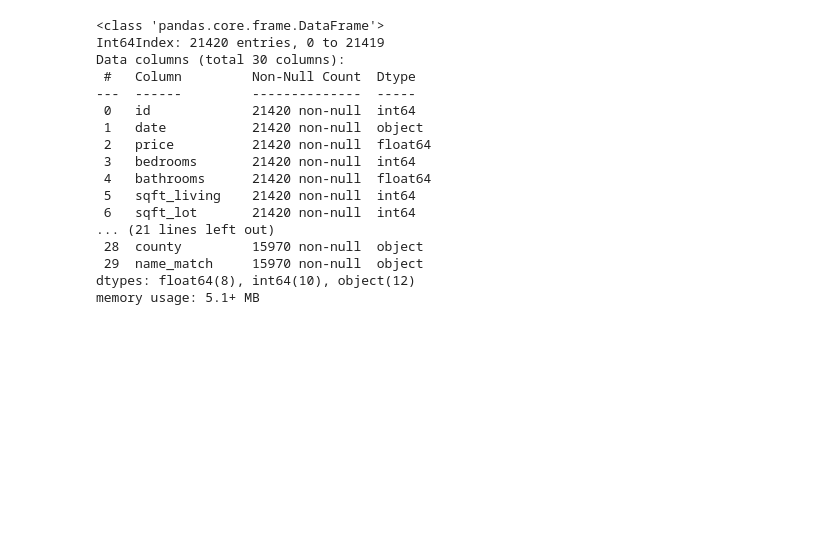
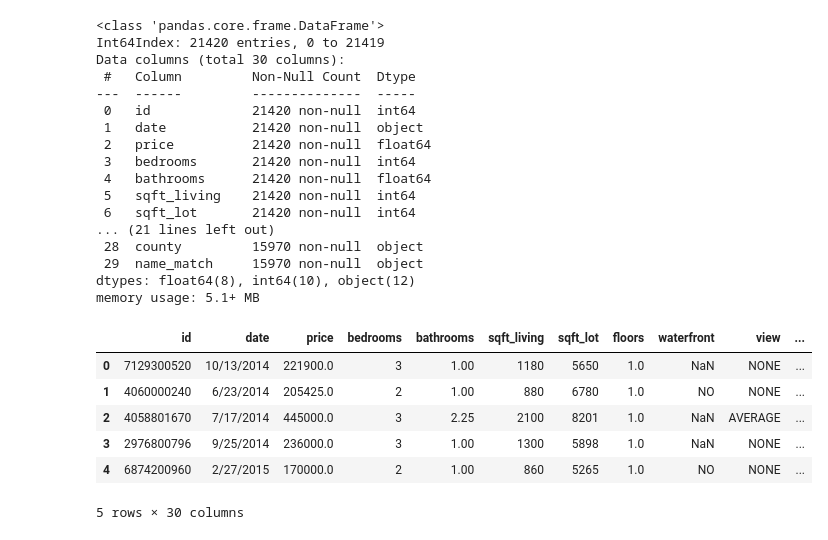
Before and after one commit to BryanKeating/BRB_Real_Esatate_Modeling, a Jupyter notebook: school_rankings_WA.ipynb, the cells around one changed output. Drawn from its saved outputs; the diff is of its cells as text; code cells hidden in the pictures; blank space fills up the shorter version.

```diff
--- a/school_rankings_WA.ipynb
+++ b/school_rankings_WA.ipynb
@@ -306,3 +306,13 @@ Data columns (total 30 columns):
  29  name_match     15970 non-null  object
 dtypes: float64(8), int64(10), object(12)
 memory usage: 5.1+ MB
+# %%
+house_data_2.head()
+# %% [output]
+|  | id | date | price | bedrooms | bathrooms | sqft_living | sqft_lot | floors | waterfront | view | ... |
+| 0 | 7129300520 | 10/13/2014 | 221900.0 | 3 | 1.00 | 1180 | 5650 | 1.0 | NaN | NONE | ... |
+| 1 | 4060000240 | 6/23/2014 | 205425.0 | 2 | 1.00 | 880 | 6780 | 1.0 | NO | NONE | ... |
+| 2 | 4058801670 | 7/17/2014 | 445000.0 | 3 | 2.25 | 2100 | 8201 | 1.0 | NaN | AVERAGE | ... |
+| 3 | 2976800796 | 9/25/2014 | 236000.0 | 3 | 1.00 | 1300 | 5898 | 1.0 | NaN | NONE | ... |
+| 4 | 6874200960 | 2/27/2015 | 170000.0 | 2 | 1.00 | 860 | 5265 | 1.0 | NO | NONE | ... |
+5 rows × 30 columns
```
